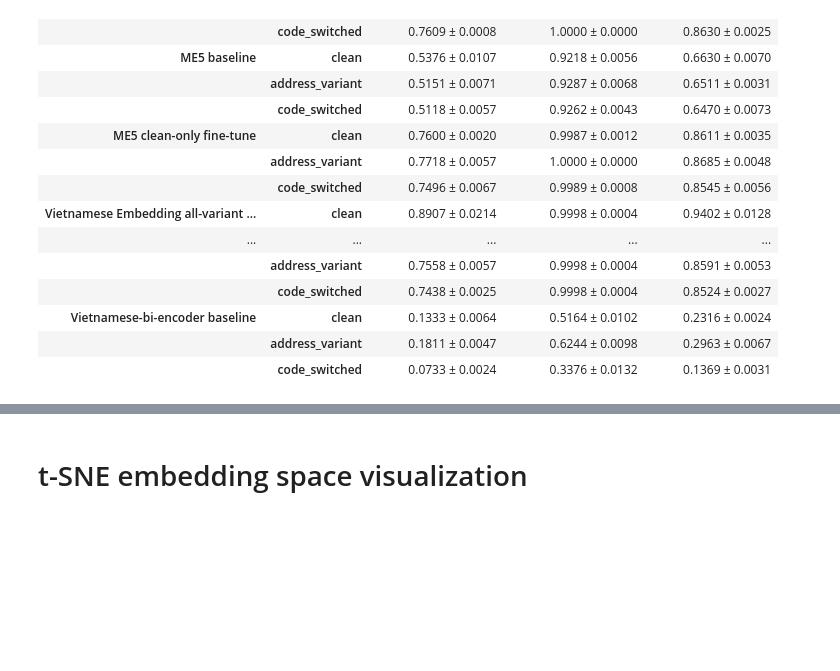
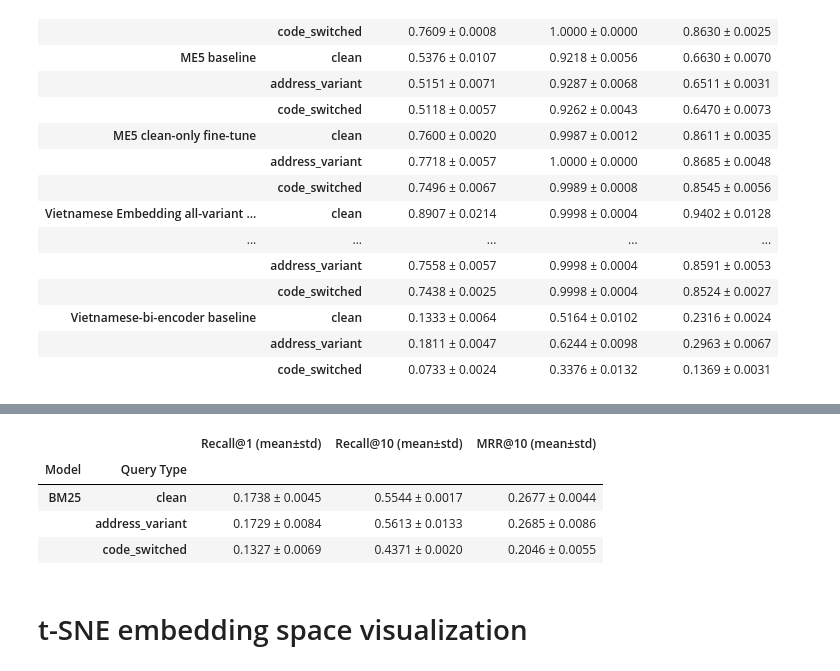
Before and after one commit to tomadonna1/SIT330-D-and-HD-task, a Jupyter notebook: sit330-2.3HD.ipynb, the cells around one changed output, grey strips where cells are left out. Saved outputs shown, nothing was run; the diff lists cells and outputs as text; code cells hidden in the pictures; blank space fills up the shorter version.

```diff
--- a/sit330-2.3HD.ipynb
+++ b/sit330-2.3HD.ipynb
@@ -280,3 +280,23 @@ display(summary)
 | Vietnamese-bi-encoder baseline | clean | 0.1333 ± 0.0064 | 0.5164 ± 0.0102 | 0.2316 ± 0.0024 |
 |  | address_variant | 0.1811 ± 0.0047 | 0.6244 ± 0.0098 | 0.2963 ± 0.0067 |
 |  | code_switched | 0.0733 ± 0.0024 | 0.3376 ± 0.0132 | 0.1369 ± 0.0031 |
+# %%
+from rank_bm25 import BM25Okapi
+
+def tokenize(text: str) -> list[str]:
+    return str(text).lower().split()
+
+def compute_bm25_metrics(bm25: BM25Okapi ,queries: list[str],k: int = 10,) -> tuple[float, float, float]:
+    r1_scores, r10_scores, mrr_scores = [], [], []
+
+    for i, query in enumerate(queries):
+        scores = bm25.get_scores(tokenize(query))
+        top_k_idx = np.argsort(scores)[::-1][:k]
+
+        r1_scores.append(float(top_k_idx[0] == i))
+        r10_scores.append(float(i in top_k_idx))
+
+        rank = next((pos + 1 for pos, idx in enumerate(top_k_idx) if idx == i), None)
+        mrr_scores.append(1.0 / rank if rank else 0.0)
+
+    return float(np.mean(r1_scores)), float(np.mean(mrr_scores)), float(np.mean(r10_scores))
@@ -283,3 +339,39 @@ display(summary)
+# %%
+bm25_df  = pd.DataFrame(bm25_results)
+bm25_agg = (
+    bm25_df
+    .groupby(["Model", "Query Type"])[["Recall@1", "Recall@10", "MRR@10"]]
+    .agg(["mean", "std"])
+    .round(4)
+)
+
+for metric in ["Recall@1", "Recall@10", "MRR@10"]:
+    bm25_agg[(metric, "mean±std")] = (
+        bm25_agg[(metric, "mean")].map("{:.4f}".format)
+        + " ± "
+        + bm25_agg[(metric, "std")].map("{:.4f}".format)
+    )
+
+bm25_summary = bm25_agg[
+    [("Recall@1", "mean±std"), ("Recall@10", "mean±std"), ("MRR@10", "mean±std")]
+].copy()
+bm25_summary.columns = ["Recall@1 (mean±std)", "Recall@10 (mean±std)", "MRR@10 (mean±std)"]
+bm25_summary = (
+    bm25_summary.reset_index()
+    .assign(**{"Query Type": lambda df: pd.Categorical(
+        df["Query Type"], categories=VARIANTS, ordered=True
+    )})
+    .sort_values(["Model", "Query Type"])
+    .set_index(["Model", "Query Type"])
+)
+
+display(bm25_summary)
+# %% [output]
+|  |  | Recall@1 (mean±std) | Recall@10 (mean±std) | MRR@10 (mean±std) |
+| Model | Query Type |  |  |  |
+| BM25 | clean | 0.1738 ± 0.0045 | 0.5544 ± 0.0017 | 0.2677 ± 0.0044 |
+|  | address_variant | 0.1729 ± 0.0084 | 0.5613 ± 0.0133 | 0.2685 ± 0.0086 |
+|  | code_switched | 0.1327 ± 0.0069 | 0.4371 ± 0.0020 | 0.2046 ± 0.0055 |
 # %% [markdown]
 # t-SNE embedding space visualization
 # %%
```
Also changed, not shown: parts of 1 cell of this notebook.
